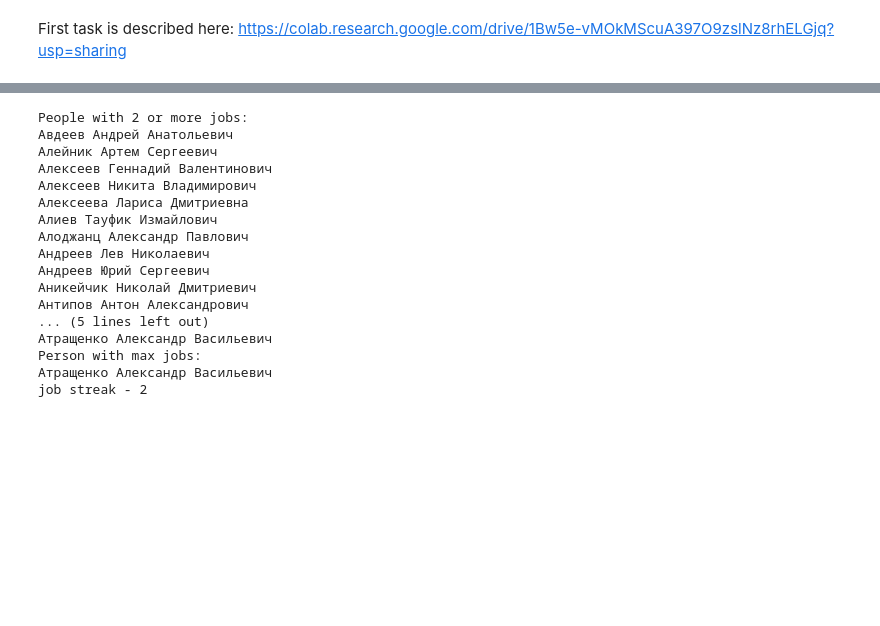
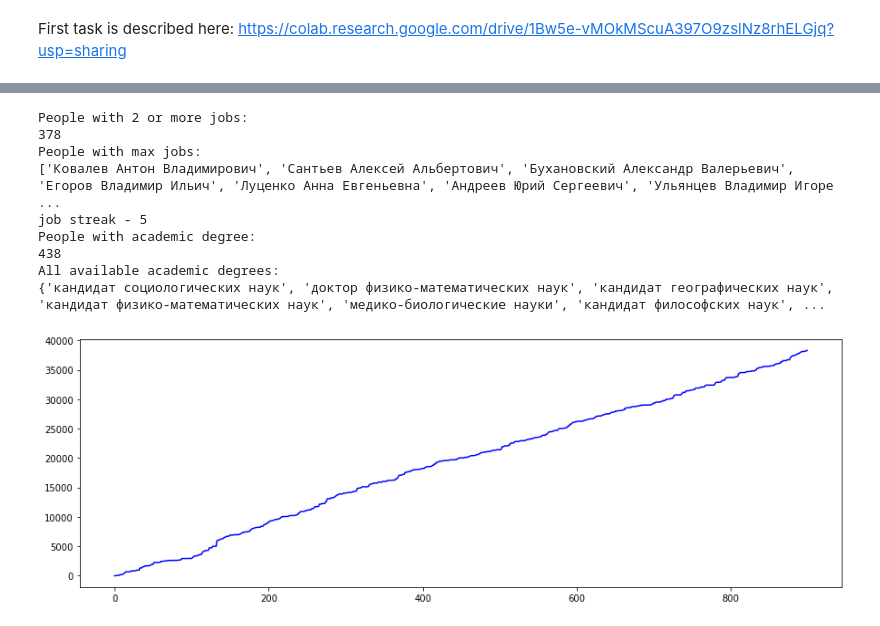
Before and after one commit to N0MeRC1-NhYa/Data_Analysis, a Jupyter notebook: Lab_1.ipynb, the cells around one changed output, grey strips where cells are left out. Saved outputs shown, nothing was run; the diff lists cells and outputs as text; code cells hidden in the pictures; blank space fills up the shorter version.

Commit message:
completed first lab with graphics

```diff
--- a/Lab_1.ipynb
+++ b/Lab_1.ipynb
@@ -27,30 +71,48 @@ print(page)
 # %%
-articles = page.findAll("div", {"class" : "contact-card"})
-max = 2;
-name_with_max = ""
+name_with_max = []
+max_jobs = 0
+two_jobs_or_more = []
+degree_counter = 0
+degree_set = set()
 print("People with 2 or more jobs:")
-for article in articles:
-    if len(article.findAll("p", {"class" : "details"})) >= 2:
-        print(article.find("h4").text)
-        if len(article.findAll("p", {"class" : "details"})) >= max:
-            max = len(article.findAll("p", {"class" : "details"}))
-            name_with_max = article.find("h4").text
-print(f"Person with max jobs:\n{name_with_max}\njob streak - {max}")
+for employee in all_persons_data:
+    if len(employee.jobs) >= 2:
+        two_jobs_or_more.append(employee.name)
+    if len(employee.jobs) > max_jobs:
+        max_jobs = len(employee.jobs)
+        name_with_max = []
+    if len(employee.jobs) == max_jobs:
+        name_with_max.append(employee.name)
+    if len(employee.degree) != 0:        #replace with ""
+        degree_counter += 1
+    for degree in employee.degree.lower().split(","):
+        degree_set.add(degree.strip())
+degree_set.remove("")
+print(len(two_jobs_or_more))
+print(f"People with max jobs:\n{name_with_max}\njob streak - {max_jobs}")
+print(f"People with academic degree:\n{degree_counter}")
+print(f"All available academic degrees:\n{degree_set}")
 # %% [output]
 People with 2 or more jobs:
-Авдеев Андрей Анатольевич
-Алейник Артем Сергеевич
-Алексеев Геннадий Валентинович
-Алексеев Никита Владимирович
-Алексеева Лариса Дмитриевна
-Алиев Тауфик Измайлович
-Алоджанц Александр Павлович
-Андреев Лев Николаевич
-Андреев Юрий Сергеевич
-Аникейчик Николай Дмитриевич
-Антипов Антон Александрович
-... (5 lines left out)
-Атращенко Александр Васильевич
-Person with max jobs:
-Атращенко Александр Васильевич
-job streak - 2
+378
+People with max jobs:
+['Ковалев Антон Владимирович', 'Сантьев Алексей Альбертович', 'Бухановский Александр Валерьевич', 'Егоров Владимир Ильич', 'Луценко Анна Евгеньевна', 'Андреев Юрий Сергеевич', 'Ульянцев Владимир Игоре ...
+job streak - 5
+People with academic degree:
+438
+All available academic degrees:
+{'кандидат социологических наук', 'доктор физико-математических наук', 'кандидат географических наук', 'кандидат физико-математических наук', 'медико-биологические науки', 'кандидат философских наук', ...
+# %%
+import matplotlib.pyplot as plt
+import random
+
+x = range(len(all_persons_data))
+y = []
+current_publications = 0
+for employee in all_persons_data:
+    current_publications += employee.publications
+    y.append(current_publications)
+plt.plot(x, y, "b")
+plt.show()
+# %% [output]
+[figure, added]
```
Also changed, not shown: parts of 4 cells of this notebook.
